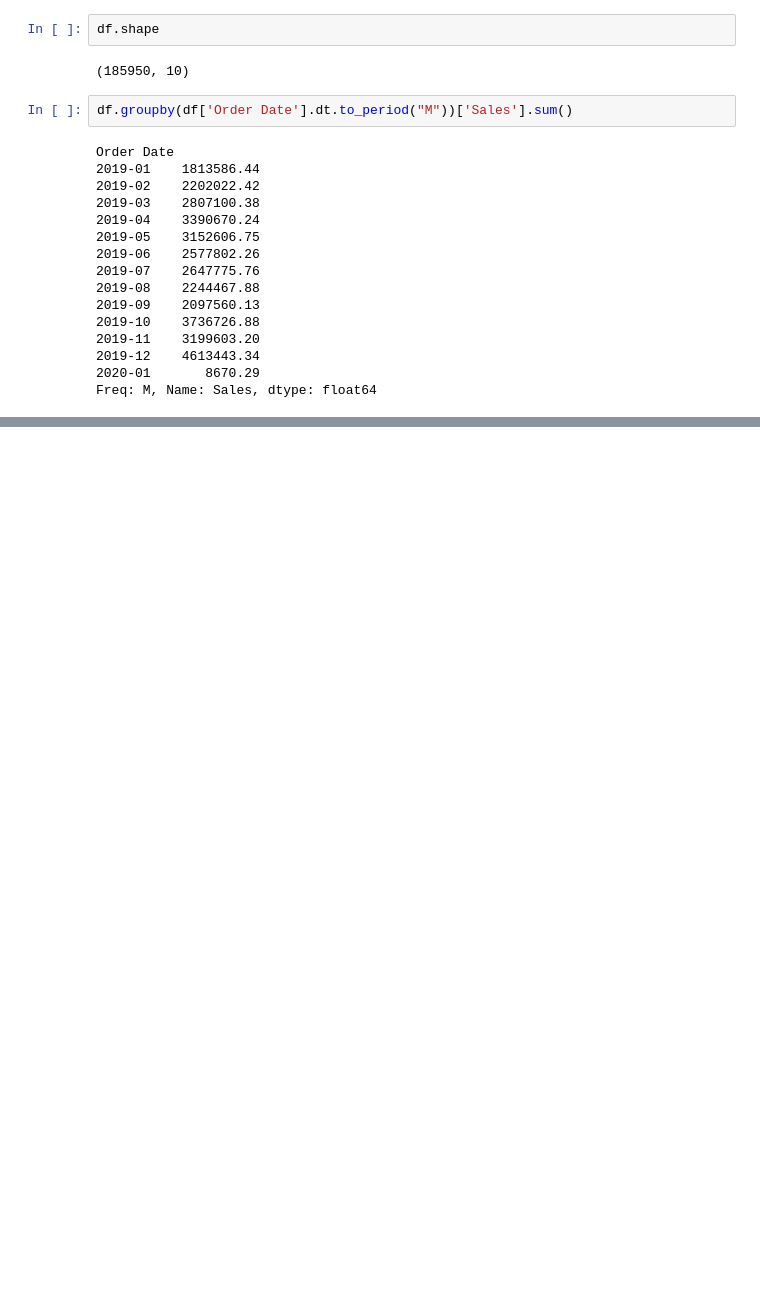
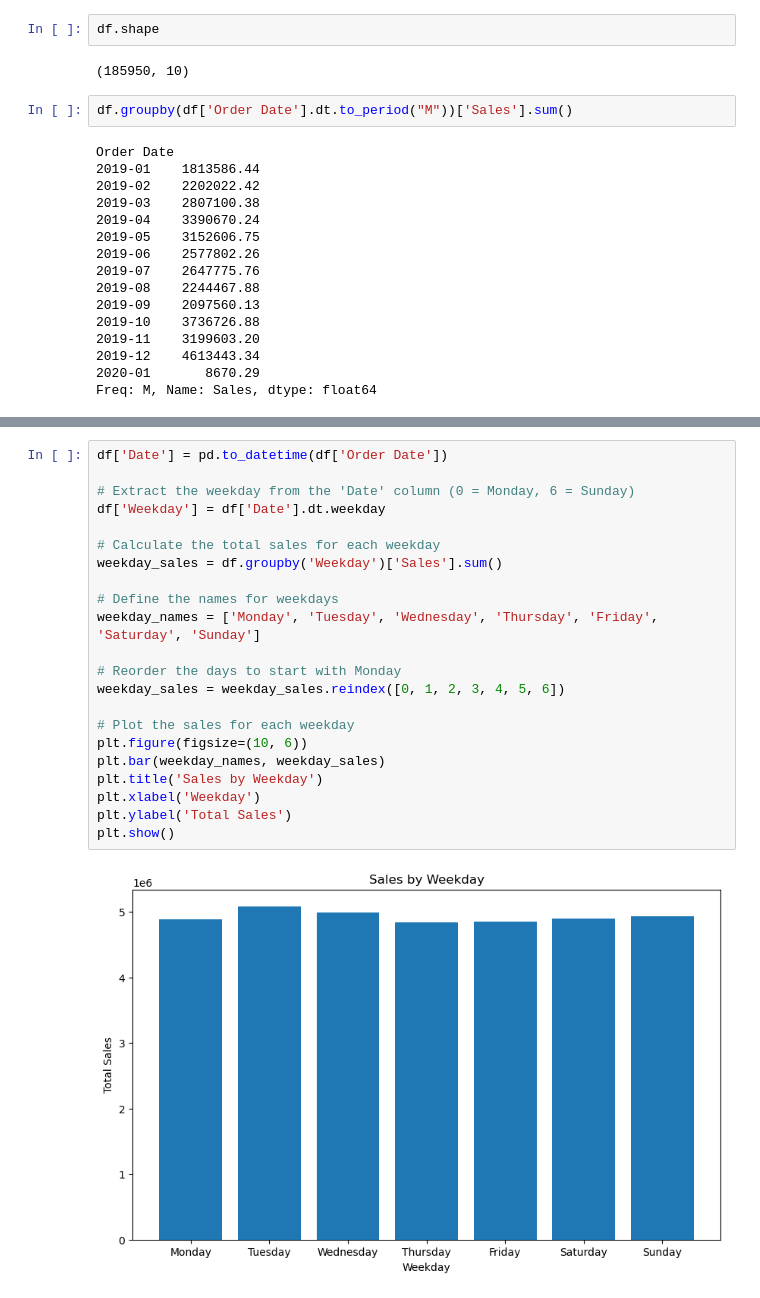
Before and after one commit to faisal8373/data-analysis, a Jupyter notebook: meriskill/Project 1 - Sales Data Analysis-20231022T111451Z-001/Untitled.ipynb, the cells around one changed output, grey strips where cells are left out. Cells and saved outputs as stored; diff of their text form; blank space fills up the shorter version.

```diff
--- a/meriskill/Project 1 - Sales Data Analysis-20231022T111451Z-001/Untitled.ipynb
+++ b/meriskill/Project 1 - Sales Data Analysis-20231022T111451Z-001/Untitled.ipynb
@@ -195,0 +196,24 @@ print(f"Profit Margin: {profit_margin:.2f}%")
+# %%
+df['Date'] = pd.to_datetime(df['Order Date'])
+
+# Extract the weekday from the 'Date' column (0 = Monday, 6 = Sunday)
+df['Weekday'] = df['Date'].dt.weekday
+
+# Calculate the total sales for each weekday
+weekday_sales = df.groupby('Weekday')['Sales'].sum()
+
+# Define the names for weekdays
+weekday_names = ['Monday', 'Tuesday', 'Wednesday', 'Thursday', 'Friday', 'Saturday', 'Sunday']
+
+# Reorder the days to start with Monday
+weekday_sales = weekday_sales.reindex([0, 1, 2, 3, 4, 5, 6])
+
+# Plot the sales for each weekday
+plt.figure(figsize=(10, 6))
+plt.bar(weekday_names, weekday_sales)
+plt.title('Sales by Weekday')
+plt.xlabel('Weekday')
+plt.ylabel('Total Sales')
+plt.show()
+# %% [output]
+[figure, added]
```
Also changed, not shown: parts of 7 cells of this notebook, 2 other files.
